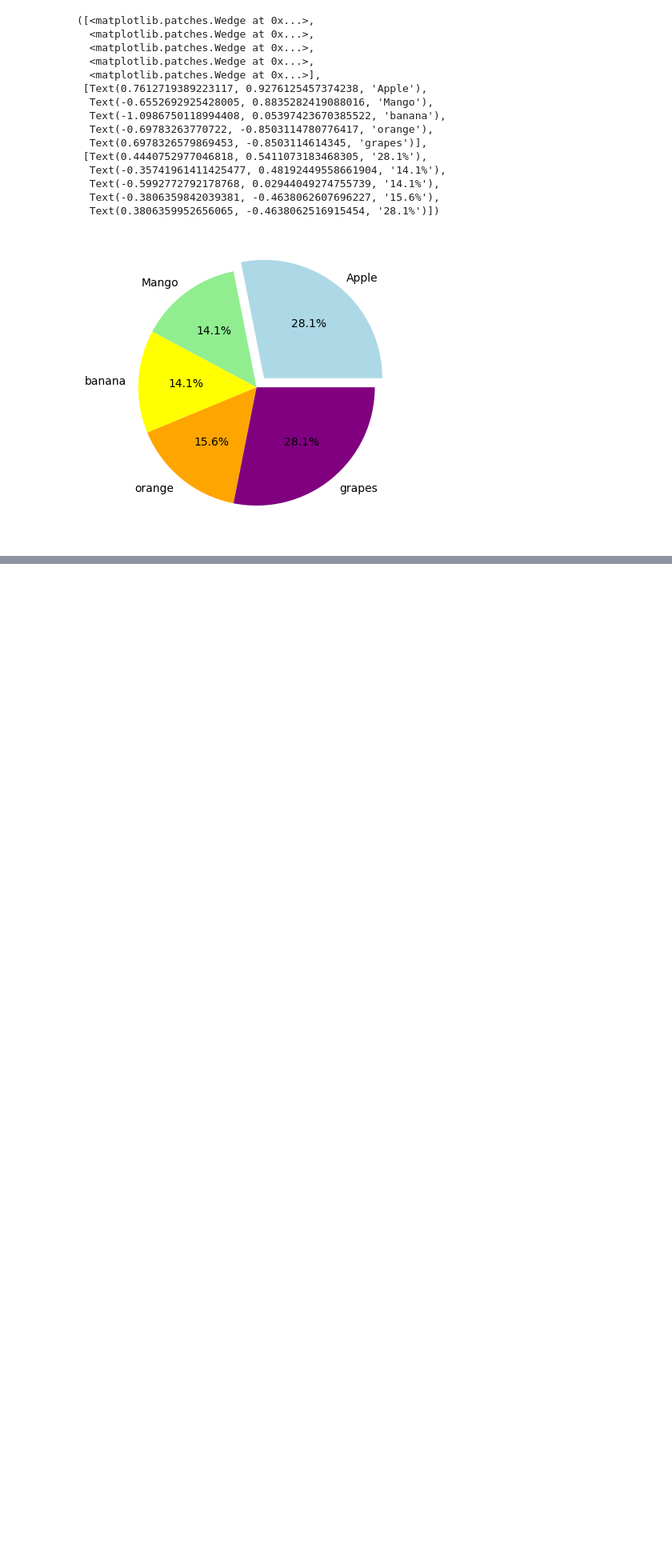
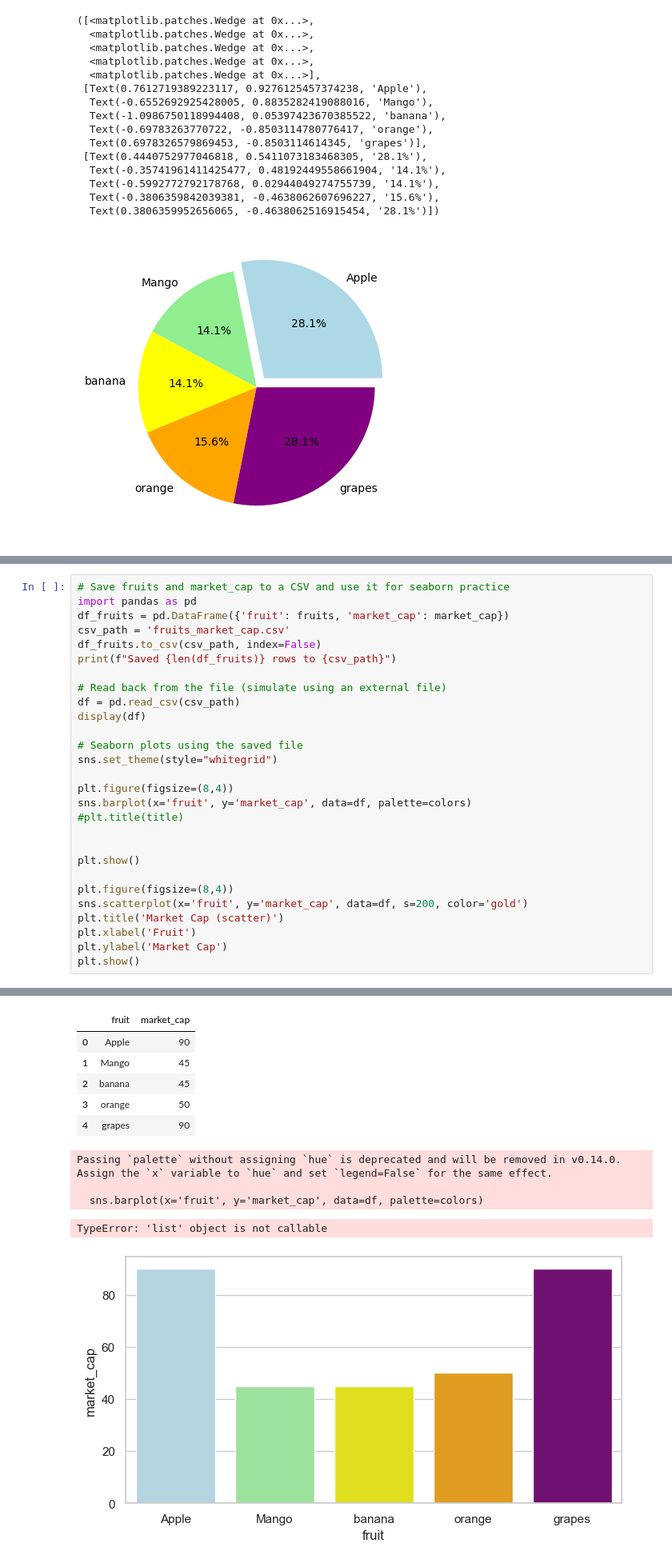
Before and after one commit to Shambhuraje1919/Machine_Learning_Paractice, a Jupyter notebook: package/python_Basics.ipynb, the cells around one changed output, grey strips where cells are left out. Shown: that part at 80% size. Drawn from its saved outputs; the diff is of its cells as text; blank space fills up the shorter version.

Commit message:
Seaborn with examples like violenplot, boxplot, histplot, pairplot,kdeplot,lineplot,barplot added

```diff
--- a/package/python_Basics.ipynb
+++ b/package/python_Basics.ipynb
@@ -429,0 +477,29 @@ plt.pie(market_cap,labels =fruits,autopct = "%1.1f%%", colors = colors, explode
+# %%
+# Save fruits and market_cap to a CSV and use it for seaborn practice
+import pandas as pd
+df_fruits = pd.DataFrame({'fruit': fruits, 'market_cap': market_cap})
+csv_path = 'fruits_market_cap.csv'
+df_fruits.to_csv(csv_path, index=False)
+print(f"Saved {len(df_fruits)} rows to {csv_path}")
+
+# Read back from the file (simulate using an external file)
+df = pd.read_csv(csv_path)
+display(df)
+
+# Seaborn plots using the saved file
+sns.set_theme(style="whitegrid")
+
+plt.figure(figsize=(8,4))
+sns.barplot(x='fruit', y='market_cap', data=df, palette=colors)
+#plt.title(title)
+
+
+plt.show()
+
+plt.figure(figsize=(8,4))
+sns.scatterplot(x='fruit', y='market_cap', data=df, s=200, color='gold')
+plt.title('Market Cap (scatter)')
+plt.xlabel('Fruit')
+plt.ylabel('Market Cap')
+plt.show()
+# %% [output]
@@ -429,0 +507,11 @@ plt.pie(market_cap,labels =fruits,autopct = "%1.1f%%", colors = colors, explode
+|  | fruit | market_cap |
+| 0 | Apple | 90 |
+| 1 | Mango | 45 |
+| 2 | banana | 45 |
+| 3 | orange | 50 |
+| 4 | grapes | 90 |
+Passing `palette` without assigning `hue` is deprecated and will be removed in v0.14.0. Assign the `x` variable to `hue` and set `legend=False` for the same effect.
+
+  sns.barplot(x='fruit', y='market_cap', data=df, palette=colors)
+TypeError: 'list' object is not callable
+[figure, added]
```
Also changed, not shown: parts of 16 cells of this notebook.
